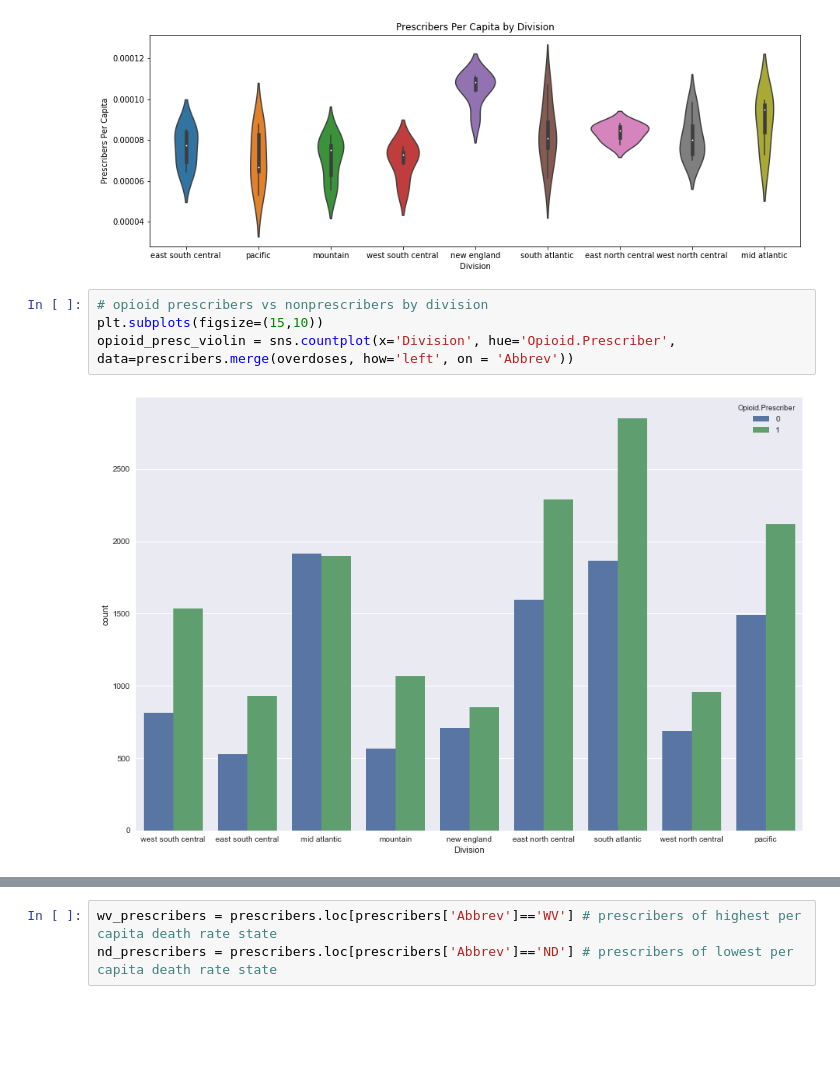
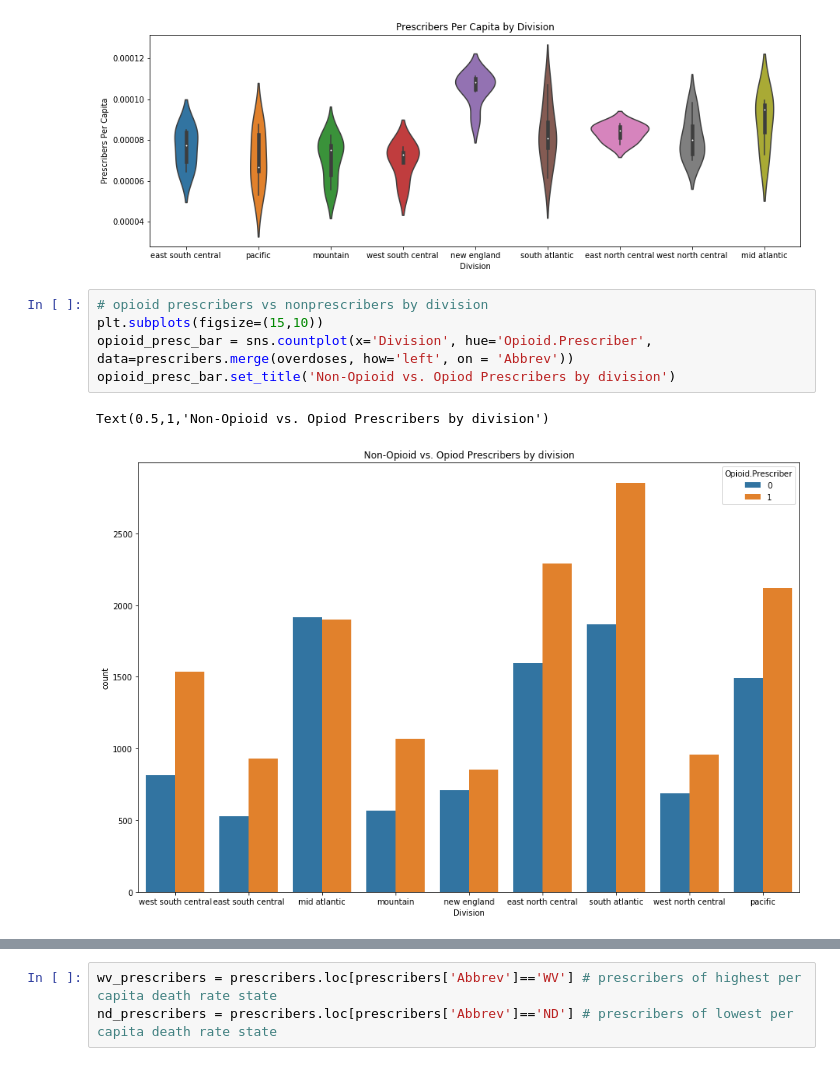
Before and after one commit to ryatchak/springboard, a Jupyter notebook: sandbox/us_opiatedata_kaggle.ipynb, the cells around one changed output, grey strips where cells are left out. Saved outputs shown, nothing was run; the diff lists cells and outputs as text; blank space fills up the shorter version.

Commit message:
some more visualizations, scraping

```diff
--- a/sandbox/us_opiatedata_kaggle.ipynb
+++ b/sandbox/us_opiatedata_kaggle.ipynb
@@ -296,6 +335,8 @@ Text(0.5,1,'Prescribers Per Capita by Division')
 # %%
 # opioid prescribers vs nonprescribers by division
 plt.subplots(figsize=(15,10))
-opioid_presc_violin = sns.countplot(x='Division', hue='Opioid.Prescriber', data=prescribers.merge(overdoses, how='left', on = 'Abbrev'))
+opioid_presc_bar = sns.countplot(x='Division', hue='Opioid.Prescriber', data=prescribers.merge(overdoses, how='left', on = 'Abbrev'))
+opioid_presc_bar.set_title('Non-Opioid vs. Opiod Prescribers by division')
 # %% [output]
+Text(0.5,1,'Non-Opioid vs. Opiod Prescribers by division')
-[figure, old version]
+[figure, new version]
```
Also changed, not shown: parts of 18 cells of this notebook.
